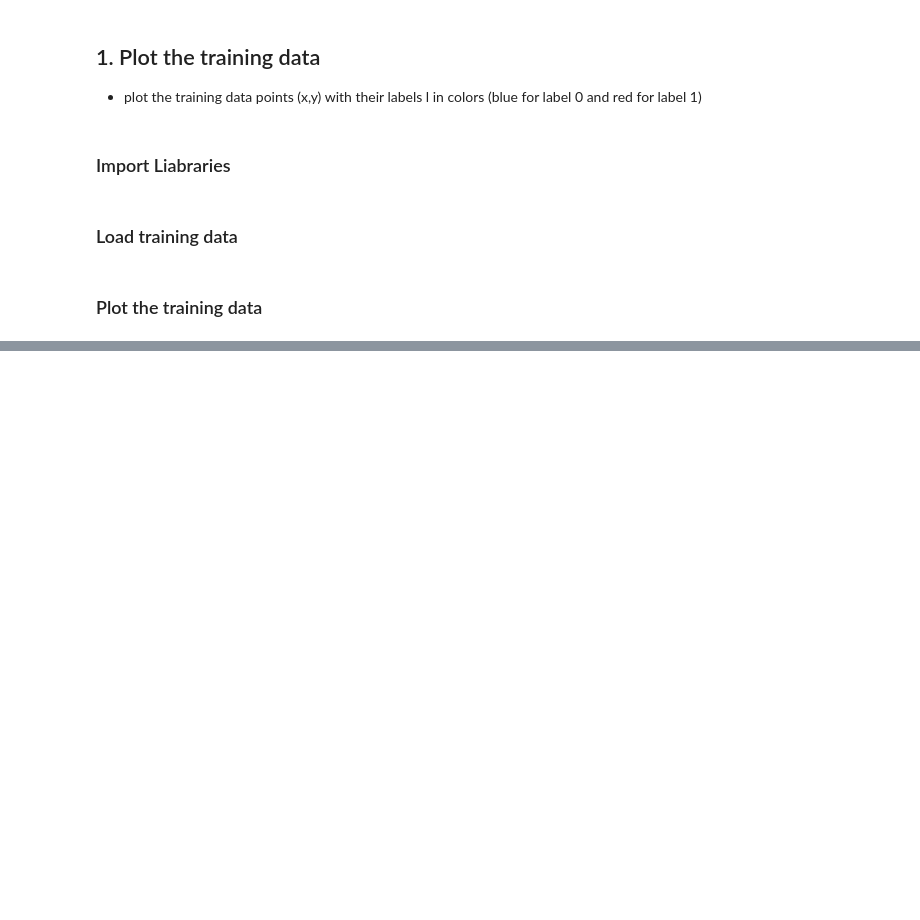
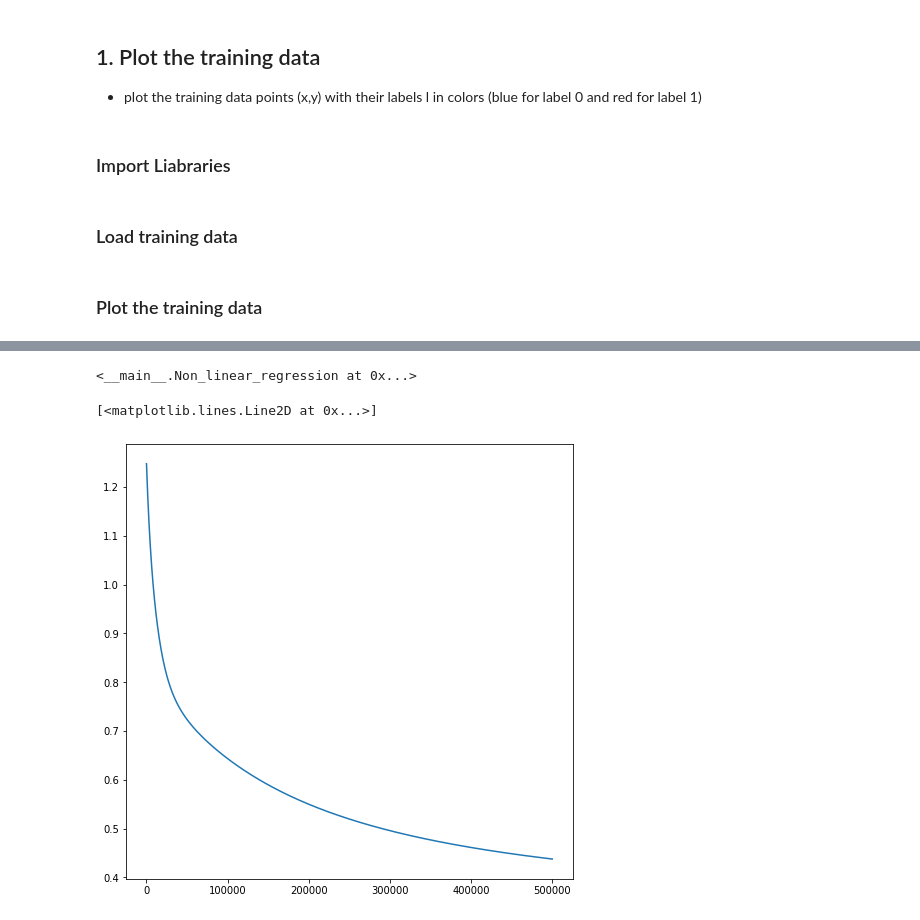
Before and after one commit to SooonChang/MIMP, a Jupyter notebook: Assignment06/Assignment06.ipynb, the cells around one changed output, grey strips where cells are left out. Saved outputs shown, nothing was run; the diff lists cells and outputs as text; code cells hidden in the pictures; blank space fills up the shorter version.

```diff
--- a/Assignment06/Assignment06.ipynb
+++ b/Assignment06/Assignment06.ipynb
@@ -86,0 +150,18 @@ plt.scatter(x_label1,y_label1, c='')
+# %%
+n_iterations = 100000
+eta = 0.0005
+regress = Non_linear_regression(eta= eta, n_iterations= n_iterations)
+# %%
+regress.fit(x,y,label)
+# %% [output]
+<__main__.Non_linear_regression at 0x...>
+# %%
+cost = regress.parameters()
+# %%
+iteration = np.arange(0,n_iterations)
+# %%
+plt.figure(figsize=(8,8))
+plt.plot(iteration,cost)
+# %% [output]
+[<matplotlib.lines.Line2D at 0x...>]
+[figure, added]
```
Also changed, not shown: parts of 7 cells of this notebook.
